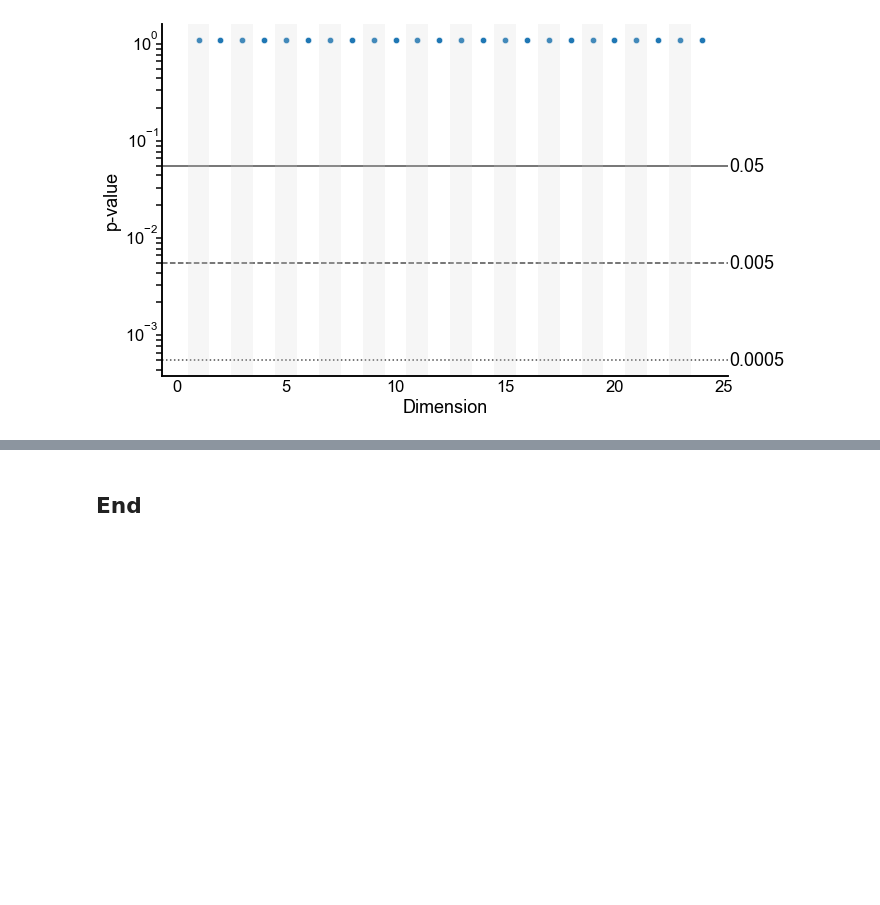
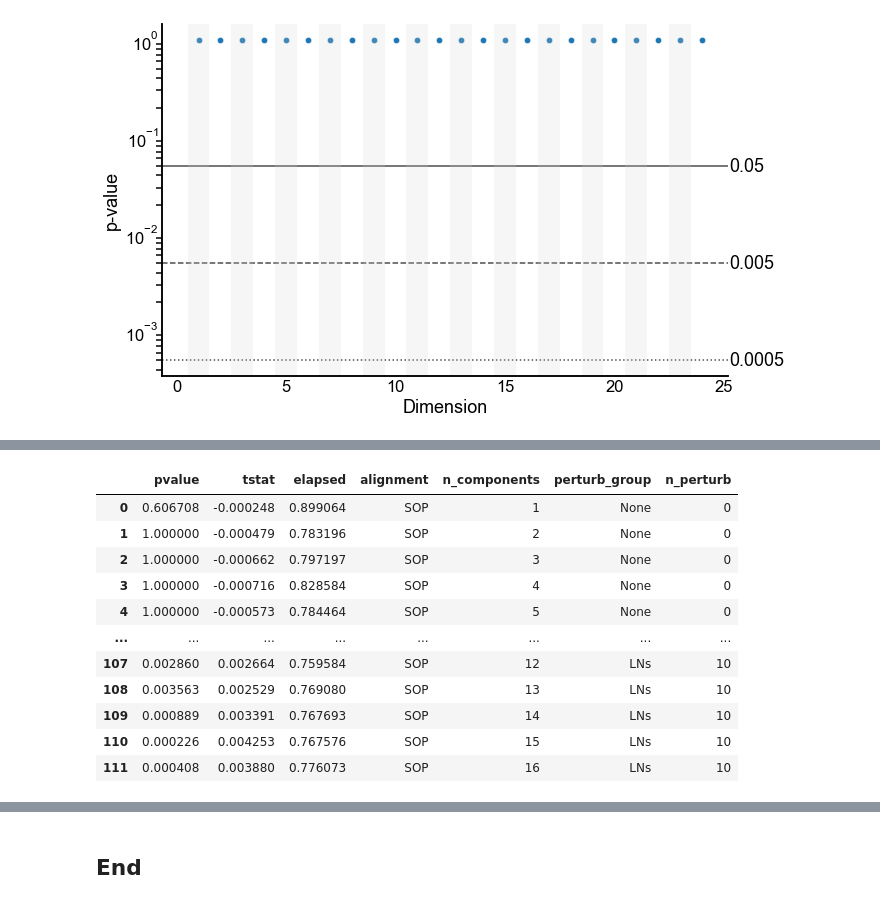
Before and after one commit to neurodata/maggot_connectome, a Jupyter notebook: docs/latent_distribution_test.ipynb, the cells around one changed output, grey strips where cells are left out. Saved outputs shown, nothing was run; the diff lists cells and outputs as text; code cells hidden in the pictures; blank space fills up the shorter version.

```diff
--- a/docs/latent_distribution_test.ipynb
+++ b/docs/latent_distribution_test.ipynb
@@ -172,3 +117,12 @@ X_ll, Y_ll = joint_procrustes(
+# %%
+
+
+X_ll, Y_ll = joint_procrustes(
+    (X_ll, Y_ll),
+    (X_rr, Y_rr),
+    method="seeded",
+    seeds=(left_paired_inds, right_paired_inds_shifted),
+)
 # %% [markdown]
 ## Hypothesis testing on the embeddings
 To test whether the distribution of latent positions is different, we use the approach
@@ -285,0 +242,68 @@ stashfig(
+# %%
+from sklearn.preprocessing import normalize
+
+align_n_components = 16
+n_perturb = 10
+do_normalize = True
+groups = ["None", "MBONs", "MBINs", "PNs", "KCs", "sensories", "LNs"]
+rows = []
+for group in groups:
+    print(group)
+    ll_adj_perturbed = ll_adj_to_embed.copy()
+    if group != "None":
+        group_nodes = left_nodes[left_nodes["simple_group"] == group]
+        effective_n_perturb = min(n_perturb, len(group_nodes))
+        perturb_index = np.random.choice(
+            group_nodes.index, size=effective_n_perturb, replace=False
+        )
+        perturb_inds = group_nodes.loc[perturb_index, "_inds"]
+        for i in perturb_inds:
+            perm_inds = np.random.permutation(len(ll_adj))
+            ll_adj_perturbed[i] = ll_adj_perturbed[i, perm_inds]
+            perm_inds = np.random.permutation(len(ll_adj))
+            ll_adj_perturbed[:, i] = ll_adj_perturbed[perm_inds, i]
+    else:
+        effective_n_perturb = 0
+    X_ll, Y_ll, left_sing_vals, left_elbow_inds = embed(
+        ll_adj_perturbed, n_components=align_n_components
+    )
+    X_rr, Y_rr, right_sing_vals, right_elbow_inds = embed(
+        rr_adj_to_embed, n_components=align_n_components
+    )
+    if do_normalize:
+        X_ll = normalize(X_ll)
+        Y_ll = normalize(Y_ll)
+        X_rr = normalize(X_rr)
+        Y_rr = normalize(Y_rr)
+    X_ll, Y_ll = joint_procrustes(
+        (X_ll, Y_ll),
+        (X_rr, Y_rr),
+        method="seeded",
+        seeds=(left_paired_inds, right_paired_inds_shifted),
+    )
+
+    for n_components in np.arange(1, align_n_components + 1):
+        left_composite_latent = np.concatenate(
+            (X_ll[:, :n_components], Y_ll[:, :n_components]), axis=1
+        )
+        # left_composite_latent = normalize(left_composite_latent)
+        right_composite_latent = np.concatenate(
+            (X_rr[:, :n_components], Y_rr[:, :n_components]), axis=1
+        )
+        # right_composite_latent = normalize(right_composite_latent)
+
+        run_test(
+            left_composite_latent,
+            right_composite_latent,
+            rows,
+            info={
+                "alignment": "SOP",
+                "n_components": n_components,
+                "perturb_group": group,
+                "n_perturb": effective_n_perturb,
+            },
+        )
+
+results = pd.DataFrame(rows)
+results
+# %% [output]
@@ -285,0 +317,12 @@ stashfig(
+|  | pvalue | tstat | elapsed | alignment | n_components | perturb_group | n_perturb |
+| 0 | 0.606708 | -0.000248 | 0.899064 | SOP | 1 | None | 0 |
+| 1 | 1.000000 | -0.000479 | 0.783196 | SOP | 2 | None | 0 |
+| 2 | 1.000000 | -0.000662 | 0.797197 | SOP | 3 | None | 0 |
+| 3 | 1.000000 | -0.000716 | 0.828584 | SOP | 4 | None | 0 |
+| 4 | 1.000000 | -0.000573 | 0.784464 | SOP | 5 | None | 0 |
+| ... | ... | ... | ... | ... | ... | ... | ... |
+| 107 | 0.002860 | 0.002664 | 0.759584 | SOP | 12 | LNs | 10 |
+| 108 | 0.003563 | 0.002529 | 0.769080 | SOP | 13 | LNs | 10 |
+| 109 | 0.000889 | 0.003391 | 0.767693 | SOP | 14 | LNs | 10 |
+| 110 | 0.000226 | 0.004253 | 0.767576 | SOP | 15 | LNs | 10 |
+| 111 | 0.000408 | 0.003880 | 0.776073 | SOP | 16 | LNs | 10 |
```
Also changed, not shown: parts of 7 cells of this notebook, 3 other files.
